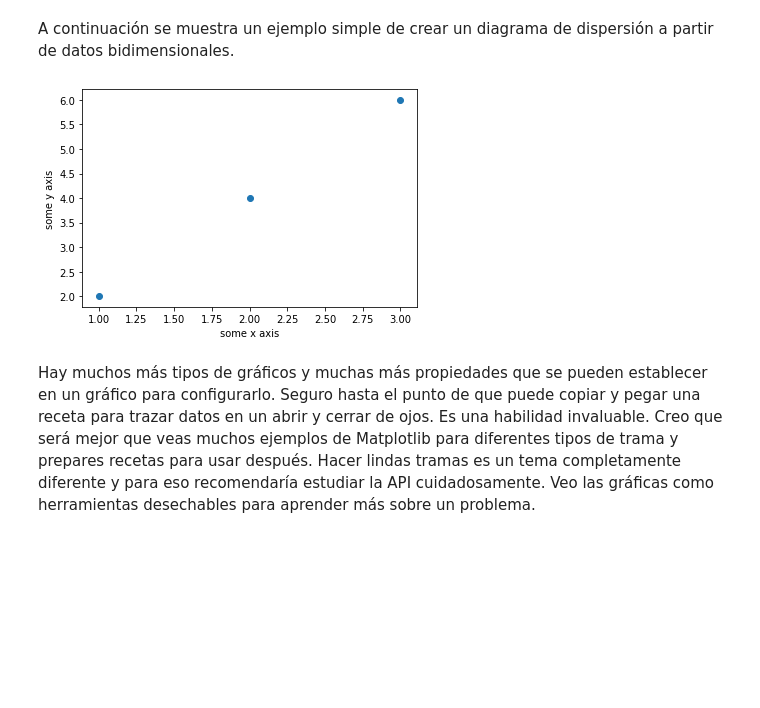
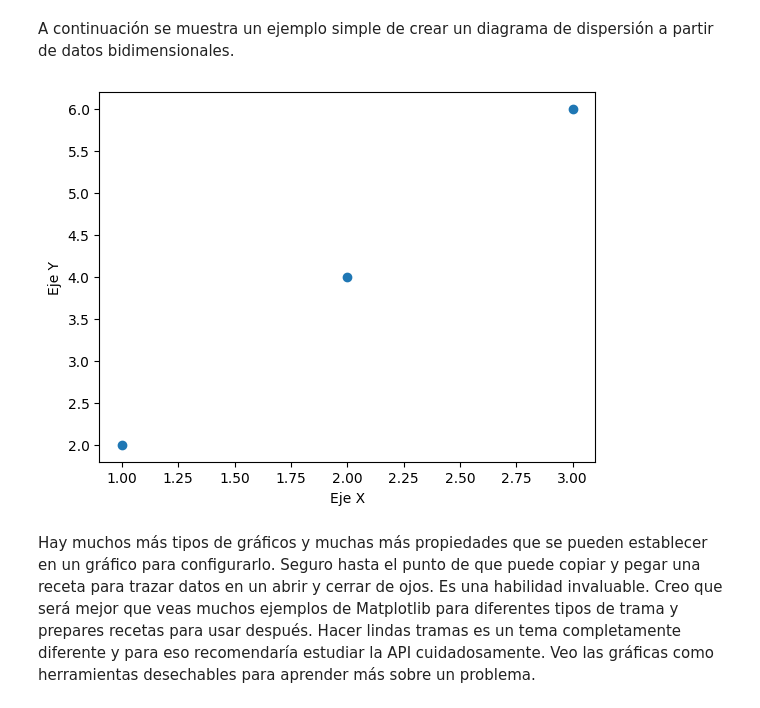
Before and after one commit to oscardbocanegra/udemy, a Jupyter notebook: machine_learning/jupyter_CursoPython/1.3. Curso rápido.ipynb, the cells around one changed output. Cells and saved outputs as stored; diff of their text form; code cells hidden in the pictures; blank space fills up the shorter version.

```diff
--- a/machine_learning/jupyter_CursoPython/1.3. Curso rápido.ipynb
+++ b/machine_learning/jupyter_CursoPython/1.3. Curso rápido.ipynb
@@ -316,9 +340,15 @@ El siguiente ejemplo crea un diagrama lineal simple a partir de datos unidimensi
 A continuación se muestra un ejemplo simple de crear un diagrama de dispersión a partir de datos bidimensionales.
 # %%
 # Hcer dos vectores y representar los puntos en un gráfico de dispersión
-???
+x = np.array([1, 2, 3])
+y = np.array([2, 4, 6])
+
+plt.scatter(x,y)
+plt.xlabel("Eje X")
+plt.ylabel("Eje Y")
+plt.show()
 # %% [output]
-[figure, old version]
+[figure, new version]
 # %% [markdown]
 Hay muchos más tipos de gráficos y muchas más propiedades que se pueden establecer en un gráfico para configurarlo. Seguro hasta el punto de que puede copiar y pegar una receta para trazar datos en un abrir y cerrar de ojos. Es una habilidad invaluable. Creo que será mejor que veas muchos ejemplos de Matplotlib para diferentes tipos de trama y prepares recetas para usar después. Hacer lindas tramas es un tema completamente diferente y para eso recomendaría estudiar la API cuidadosamente. Veo las gráficas como herramientas desechables para aprender más sobre un problema.
 # %% [markdown]
```
Also changed, not shown: parts of 12 cells of this notebook.
